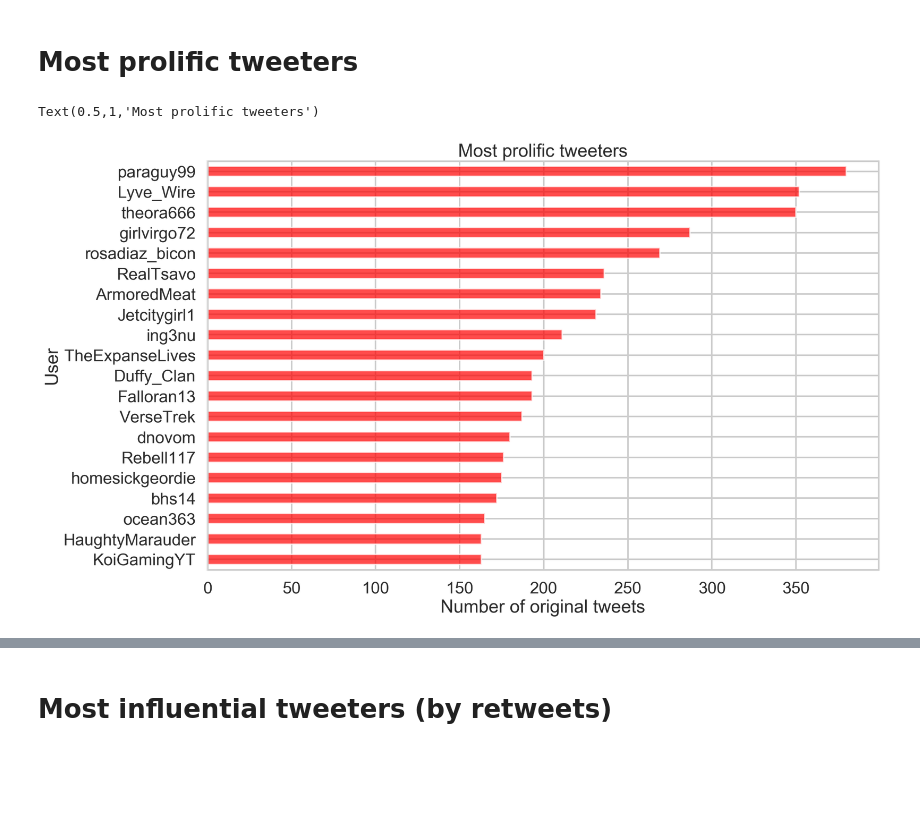
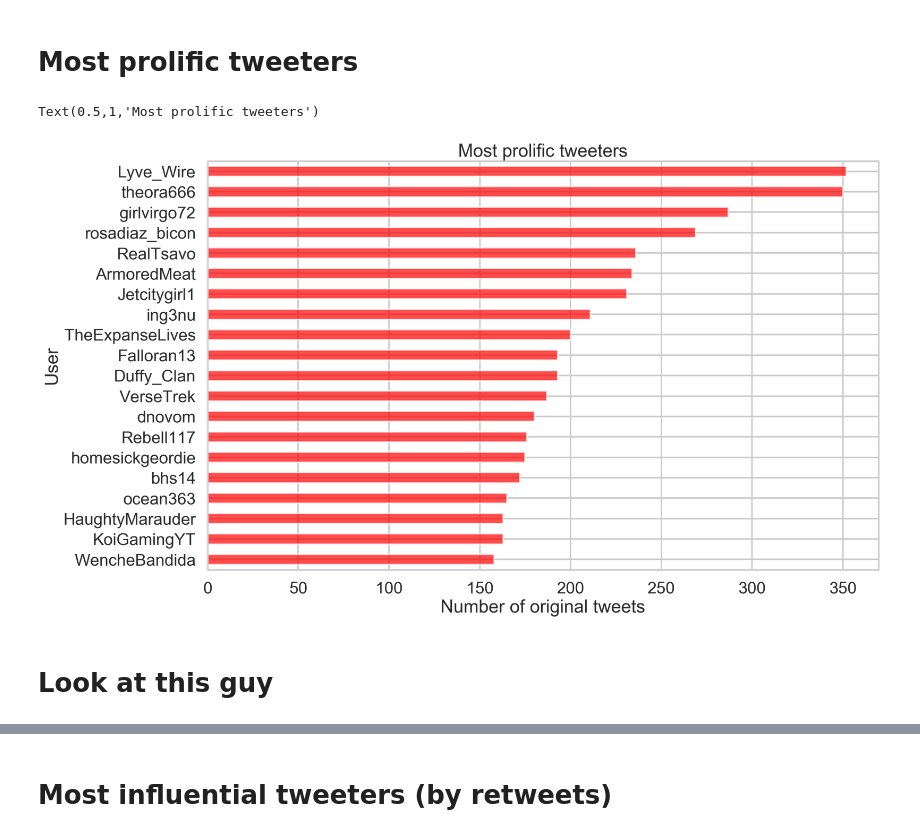
Before and after one commit to zhao1701/expanse-campaign-analysis, a Jupyter notebook: notebooks/twitter-save-the-expanse.ipynb, the cells around one changed output, grey strips where cells are left out. Drawn from its saved outputs; the diff is of its cells as text; code cells hidden in the pictures; blank space fills up the shorter version.

Commit message:
remove paraguy99 from charts

```diff
--- a/notebooks/twitter-save-the-expanse.ipynb
+++ b/notebooks/twitter-save-the-expanse.ipynb
@@ -84,17 +84,22 @@ Number of unique users who wrote original tweets: 13568
 # %% [markdown]
 # Most prolific tweeters
 # %%
-most_prolific = df['user'].value_counts().head(20)
+# Remove paraguy99 who might as well have been a bot
+most_prolific = df[df['user'] != 'paraguy99']
+
+most_prolific = most_prolific['user'].value_counts().head(20)
 most_prolific = most_prolific.sort_values(ascending=True)
 ax = most_prolific.plot.barh(
     color='red',
     grid=True,
     alpha=0.7,
     figsize=(16,10),
 )
 ax.set_ylabel('User')
 ax.set_xlabel('Number of original tweets')
 ax.set_title('Most prolific tweeters')
 # %% [output]
 Text(0.5,1,'Most prolific tweeters')
-[figure, old version]
+[figure, new version]
+# %% [markdown]
+# Look at this guy
```
Also changed, not shown: parts of 1 cell of this notebook.
